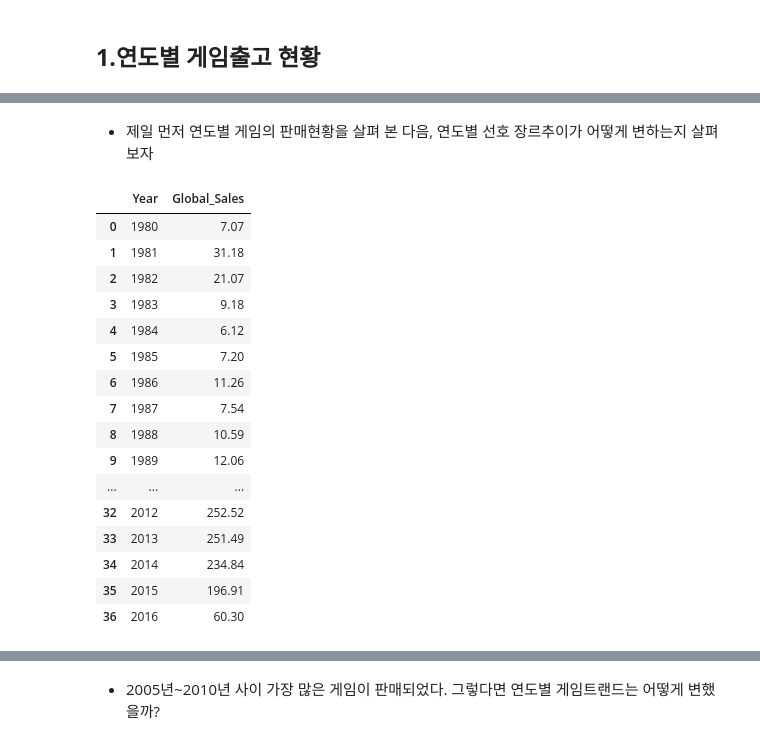
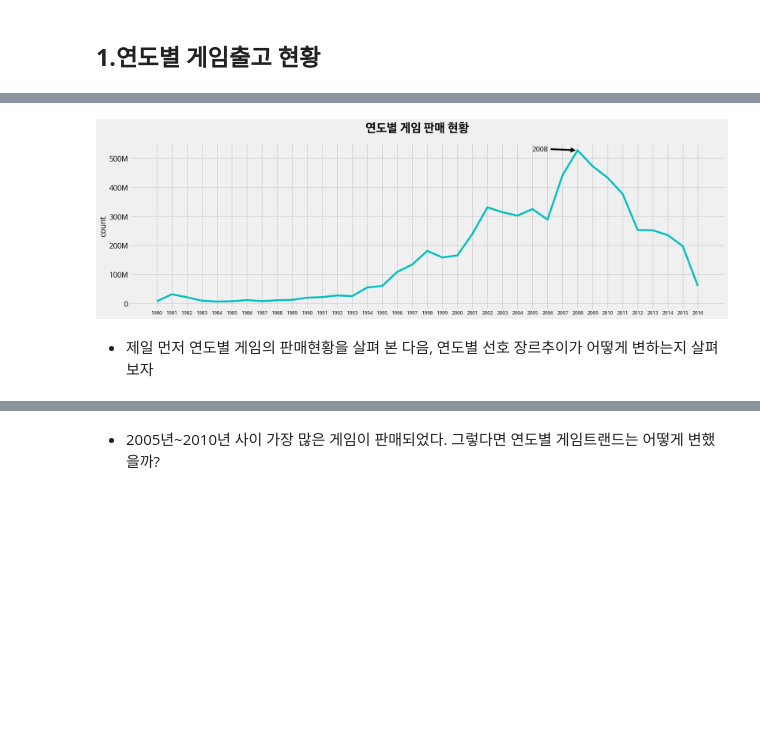
Before and after one commit to sseyonafre/Project, a Jupyter notebook: sprint1/AI_14_고세희_Section1.ipynb, the cells around one changed output, grey strips where cells are left out. Drawn from its saved outputs; the diff is of its cells as text; code cells hidden in the pictures; blank space fills up the shorter version.

```diff
--- a/sprint1/AI_14_고세희_Section1.ipynb
+++ b/sprint1/AI_14_고세희_Section1.ipynb
@@ -491,25 +511,25 @@ plt.show;
+# %%
+# 연도별 게임 판매현황
+sales_by_year =df.groupby('Year',as_index=False)[['Global_Sales']].sum()
+
+# 연도별 게임 판매현황 시각화
+
+from matplotlib import rc
+
+plt.rc('font', family='NanumBarunGothic')
+
+fig = plt.figure(figsize=(20,6))
+ax = sns.lineplot(x=sales_by_year.Year ,y=sales_by_year.Global_Sales, color='c')
+ax.set(xlabel=None , ylabel='count')
+plt.suptitle('연도별 게임 판매 현황',fontsize=25, fontweight='semibold')
+ax.annotate("2008", xy=(2008, 526.76), xytext=(2005, 525),arrowprops=dict(facecolor='black', shrink=0.05))
+ax.set_xticks(range(1980,2017))
+ax.set_xticklabels(range(1980,2017), fontsize=10)
+ax.set_yticks([ 0,100, 200,300, 400,500])
+ax.set_yticklabels(labels=['0','100M','200M','300M','400M','500M'], fontsize=15)
+plt.show;
+# %% [output]
+[figure, added]
 # %% [markdown]
 
 *   제일 먼저 연도별 게임의 판매현황을 살펴 본 다음, 연도별 선호 장르추이가 어떻게 변하는지 살펴보자
-# %%
-# 연도별 게임 판매현황
-sales_by_year =df.groupby('Year',as_index=False)[['Global_Sales']].sum()
-sales_by_year
-# %% [output]
-|  | Year | Global_Sales |
-| 0 | 1980 | 7.07 |
-| 1 | 1981 | 31.18 |
-| 2 | 1982 | 21.07 |
-| 3 | 1983 | 9.18 |
-| 4 | 1984 | 6.12 |
-| 5 | 1985 | 7.20 |
-| 6 | 1986 | 11.26 |
-| 7 | 1987 | 7.54 |
-| 8 | 1988 | 10.59 |
-| 9 | 1989 | 12.06 |
-| ... | ... | ... |
-| 32 | 2012 | 252.52 |
-| 33 | 2013 | 251.49 |
-| 34 | 2014 | 234.84 |
-| 35 | 2015 | 196.91 |
-| 36 | 2016 | 60.30 |
```
Also changed, not shown: parts of 14 cells of this notebook.
